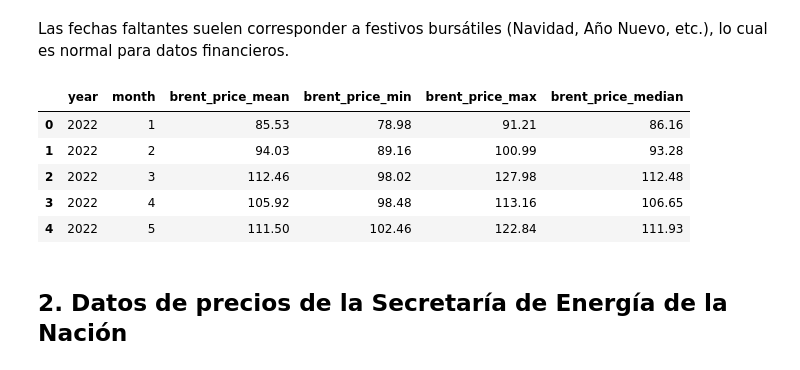
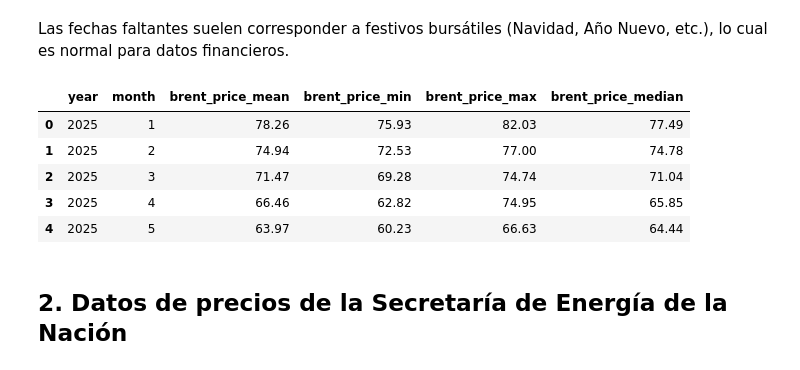
Before and after one commit to sebacastrocba/energy-data-proj, a Jupyter notebook: notebooks/00_analisis_exploratorio.ipynb, the cells around one changed output. Drawn from its saved outputs; the diff is of its cells as text; code cells hidden in the pictures.

```diff
--- a/notebooks/00_analisis_exploratorio.ipynb
+++ b/notebooks/00_analisis_exploratorio.ipynb
@@ -111,29 +108,29 @@ Las fechas faltantes suelen corresponder a festivos bursátiles (Navidad, Año N
 # %%
 # Agregación mensual
 df_brent["year"] = df_brent['date'].dt.year
 df_brent["month"] = df_brent['date'].dt.month
 
 df_monthly = df_brent.groupby(['year', 'month']).agg({
-    'brent_price_usd' : [
+    'brent_price' : [
         ('brent_price_mean', 'mean'),
         ('brent_price_min', 'min'),
         ('brent_price_max', 'max'),
         ('brent_price_median', 'median')
     ]
 }).reset_index()
 
 df_monthly.columns = ['year', 'month', 'brent_price_mean', 'brent_price_min', 'brent_price_max', 'brent_price_median']
 
 # Redondear precios a 2 decimales
 df_monthly[['brent_price_mean', 'brent_price_min', 'brent_price_max', 'brent_price_median']] = df_monthly[['brent_price_mean', 'brent_price_min', 'brent_price_max', 'brent_price_median']].round(2)
 df_monthly.head()
 # %% [output]
 |  | year | month | brent_price_mean | brent_price_min | brent_price_max | brent_price_median |
-| 0 | 2022 | 1 | 85.53 | 78.98 | 91.21 | 86.16 |
-| 1 | 2022 | 2 | 94.03 | 89.16 | 100.99 | 93.28 |
-| 2 | 2022 | 3 | 112.46 | 98.02 | 127.98 | 112.48 |
-| 3 | 2022 | 4 | 105.92 | 98.48 | 113.16 | 106.65 |
-| 4 | 2022 | 5 | 111.50 | 102.46 | 122.84 | 111.93 |
+| 0 | 2025 | 1 | 78.26 | 75.93 | 82.03 | 77.49 |
+| 1 | 2025 | 2 | 74.94 | 72.53 | 77.00 | 74.78 |
+| 2 | 2025 | 3 | 71.47 | 69.28 | 74.74 | 71.04 |
+| 3 | 2025 | 4 | 66.46 | 62.82 | 74.95 | 65.85 |
+| 4 | 2025 | 5 | 63.97 | 60.23 | 66.63 | 64.44 |
 # %% [markdown]
 ## 2. Datos de precios de la Secretaría de Energía de la Nación
 # %% [markdown]
```
Also changed, not shown: parts of 15 cells of this notebook, 9 other files.
